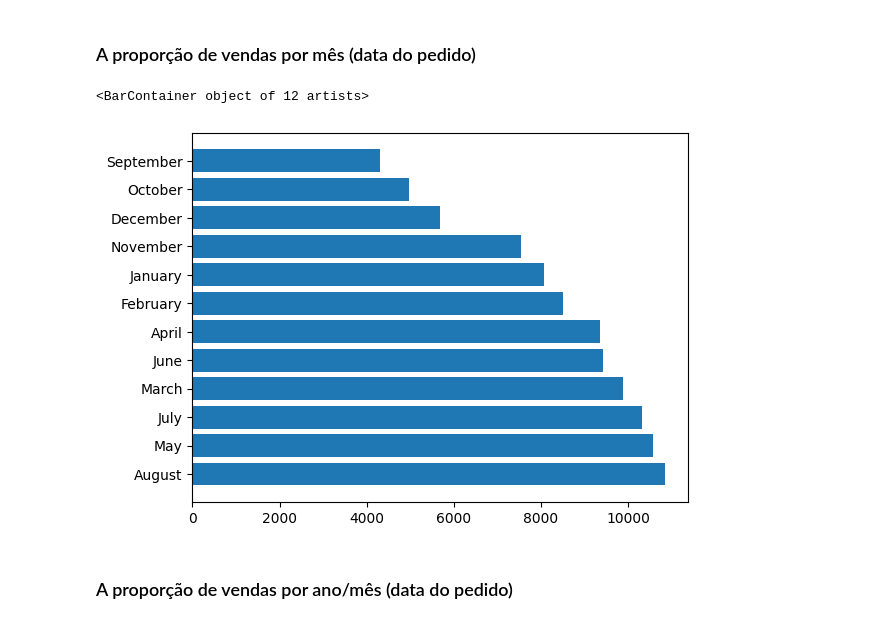
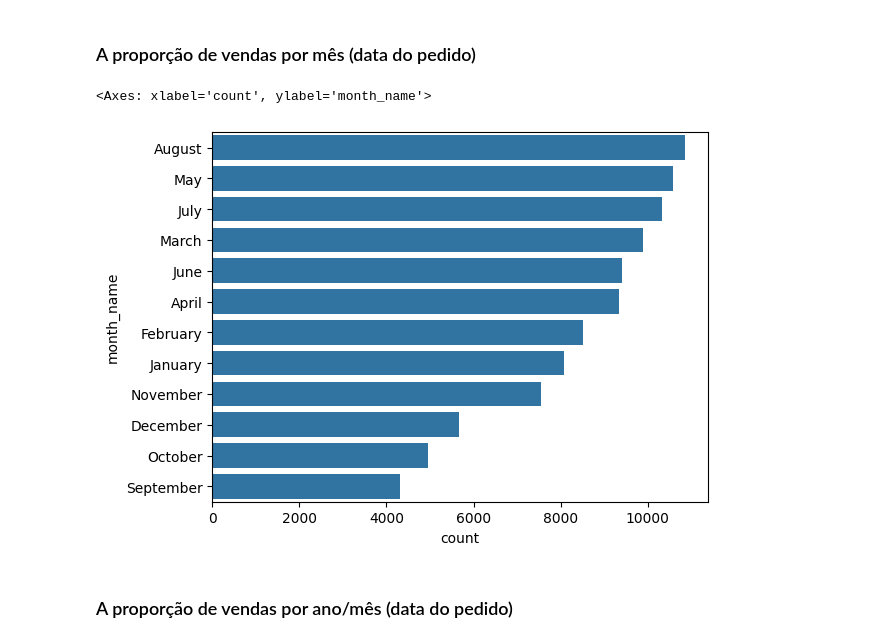
Before and after one commit to DS-Johnny/Estatistica_AnalisedeDados, a Jupyter notebook: ciclo_3/exercicio_ciclo_3.ipynb, the cells around one changed output. Cells and saved outputs as stored; diff of their text form; code cells hidden in the pictures.

```diff
--- a/ciclo_3/exercicio_ciclo_3.ipynb
+++ b/ciclo_3/exercicio_ciclo_3.ipynb
@@ -15,20 +18,19 @@ prod = pd.read_csv('../datasets/products.csv')
 # Converter a coluna da data em Datetime
 orders['order_purchase_timestamp'] = pd.to_datetime(orders['order_purchase_timestamp'])
 # Criar coluna de mês e ano
-orders['month'] = orders['order_purchase_timestamp'].apply(lambda x: str(x.month))
+orders['month_num'] = orders['order_purchase_timestamp'].apply(lambda x: str(x.month))
 orders['month_name'] = orders['order_purchase_timestamp'].apply(lambda x: x.strftime("%B"))
 orders['month/year'] = orders['order_purchase_timestamp'].apply(lambda x: x.strftime("%b/%Y"))
 orders['year'] = orders['order_purchase_timestamp'].apply(lambda x: str(x.year))
-orders['period'] = orders['month_name'] + '/' + orders['year']
 # Proporção de vendas por período
-orders_period = orders['period'].value_counts()
+orders_period = orders['month/year'].value_counts()
 periods = orders_period.index.to_list()
+# Gera um novo dadaset
 orders_by_period = orders.groupby('month/year').count().reset_index()
 orders_by_period['month/year'] = pd.to_datetime(orders_by_period['month/year'], format='%b/%Y')
 orders_by_period['month/Year'] = orders_by_period['month/year'].apply(lambda x: x.strftime("%b/%Y"))
 orders_by_period = orders_by_period[['month/year', 'month/Year', 'order_id', 'customer_id', 'order_status',
        'order_purchase_timestamp', 'order_approved_at',
        'order_delivered_carrier_date', 'order_delivered_customer_date',
-       'order_estimated_delivery_date', 'month', 'month_name', 'year',
-       'period']]
+       'order_estimated_delivery_date', 'month_num', 'month_name', 'year']]
 orders_by_period = orders_by_period.sort_values('month/year', ascending=True)
@@ -60,9 +117,9 @@ plt.barh(states,state_counts)
 # %%
 orders_month = orders['month_name'].value_counts()
 months = orders_month.index.to_list()
-plt.barh(months, orders_month)
+sns.countplot(orders['month_name'], order=months)
 # %% [output]
-<BarContainer object of 12 artists>
+<Axes: xlabel='count', ylabel='month_name'>
-[figure, old version]
+[figure, new version]
 # %% [markdown]
 ### A proporção de vendas por ano/mês (data do pedido)
```
Also changed, not shown: parts of 31 cells of this notebook.
